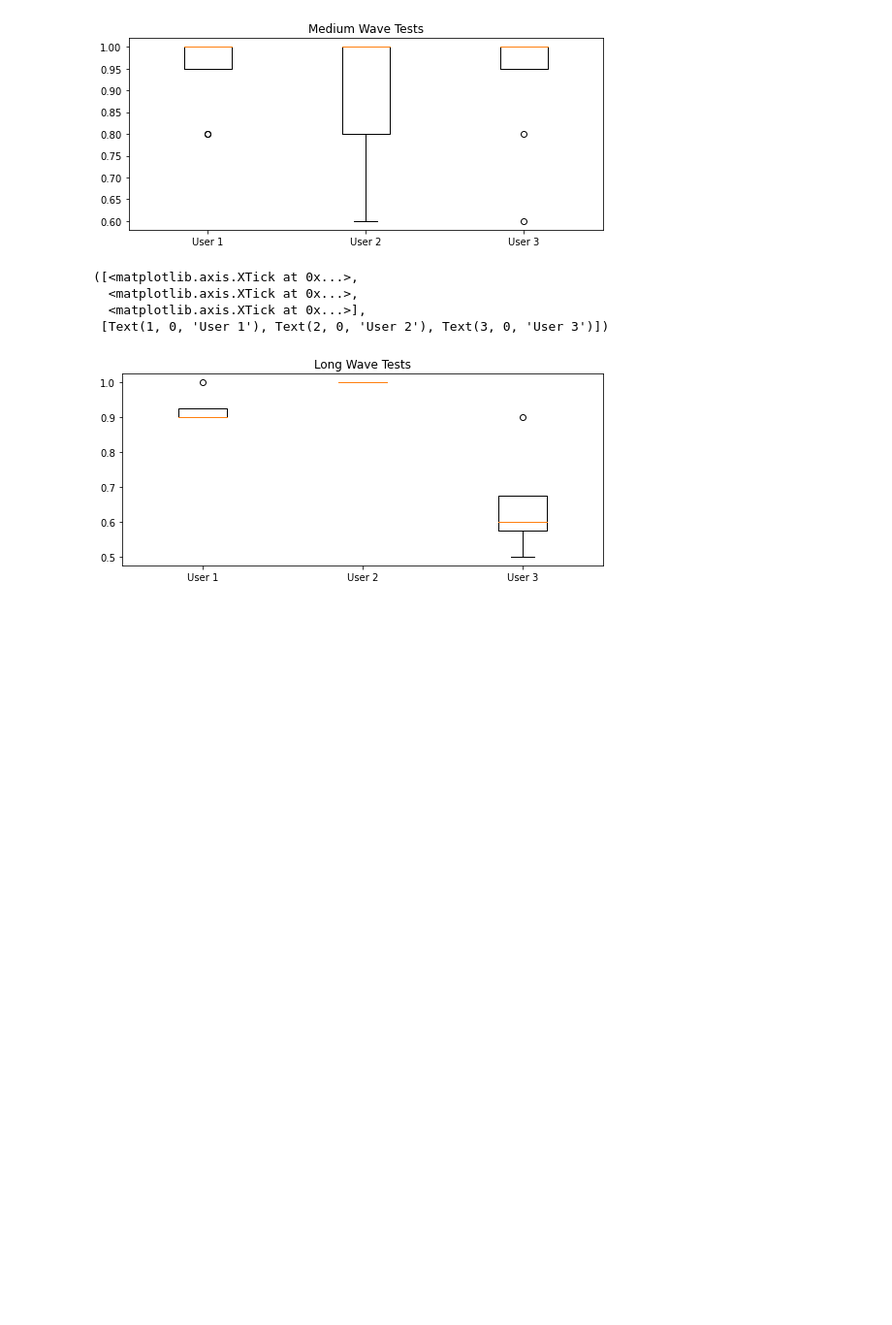
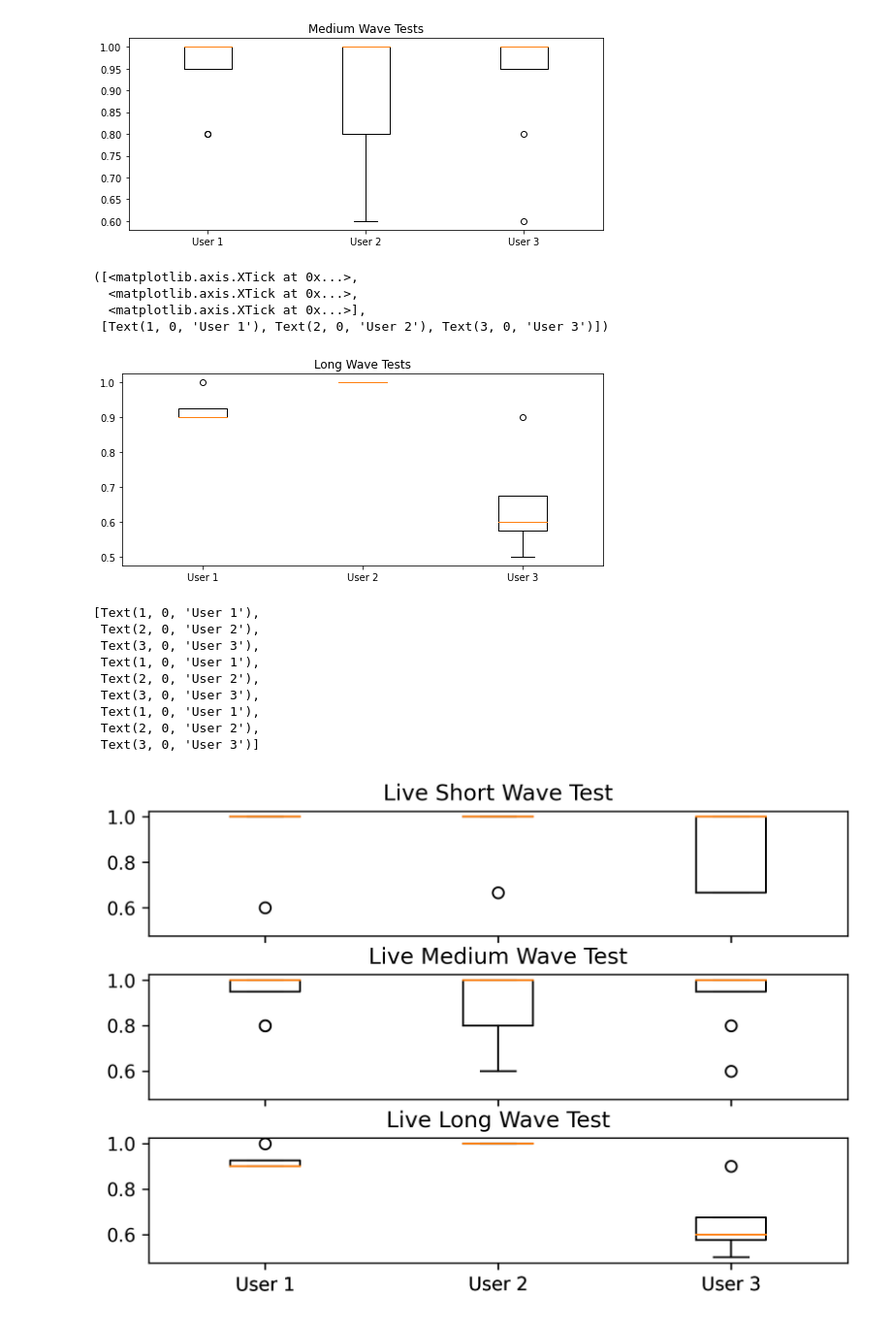
Before and after one commit to yingzhenwang/Brain, a Jupyter notebook: notebook.ipynb, the cells around one changed output. Shown at 97% size. Drawn from its saved outputs; the diff is of its cells as text; code cells hidden in the pictures; blank space fills up the shorter version.

```diff
--- a/notebook.ipynb
+++ b/notebook.ipynb
@@ -595,0 +589,24 @@ ax.plot()
+# %%
+import matplotlib as mpl
+mpl.rc("figure", dpi=300)
+
+fig, axs = plt.subplots(3, sharex=True, sharey=True)
+fig.tight_layout()
+axs[2].boxplot([harry_long, yuxuan_long, martin_long])
+axs[2].set_title('Live Long Wave Test')
+axs[0].boxplot([harry_short, yuxuan_short, martin_short])
+axs[0].set_title('Live Short Wave Test')
+axs[1].boxplot([harry_med, yuxuan_med, martin_med])
+axs[1].set_title('Live Medium Wave Test')
+axs[2].set_xticklabels(["User 1","User 2","User 3","User 1","User 2","User 3","User 1","User 2","User 3"])
+# %% [output]
+[Text(1, 0, 'User 1'),
+ Text(2, 0, 'User 2'),
+ Text(3, 0, 'User 3'),
+ Text(1, 0, 'User 1'),
+ Text(2, 0, 'User 2'),
+ Text(3, 0, 'User 3'),
+ Text(1, 0, 'User 1'),
+ Text(2, 0, 'User 2'),
+ Text(3, 0, 'User 3')]
+[figure, added]
```
Also changed, not shown: parts of 5 cells of this notebook, 35 other files.
